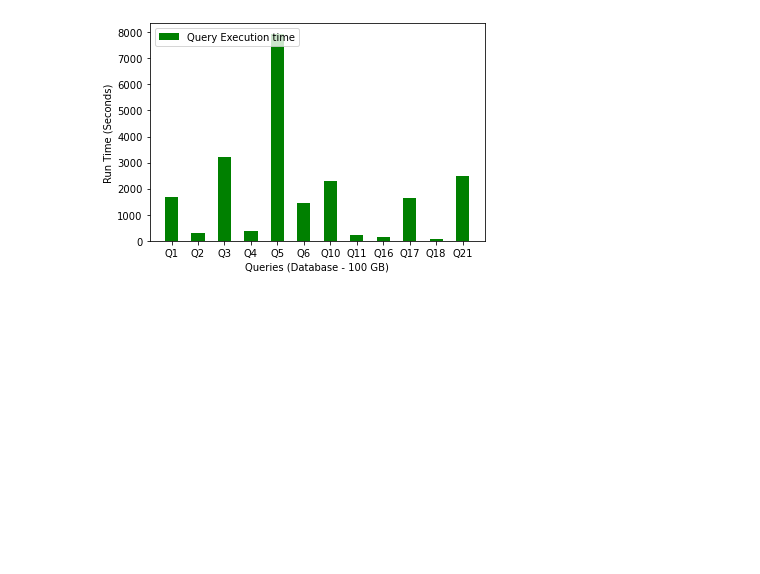
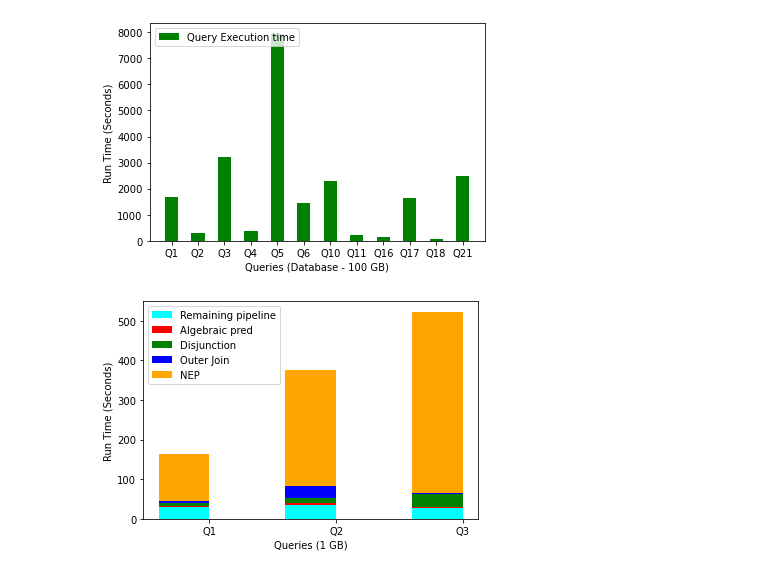
Before and after one commit to snehawadekar/unmasque2, a Jupyter notebook: grapg.ipynb, the cells around one changed output. Saved outputs shown, nothing was run; the diff lists cells and outputs as text; code cells hidden in the pictures; blank space fills up the shorter version.

```diff
--- a/grapg.ipynb
+++ b/grapg.ipynb
@@ -679,3 +679,27 @@ plt.legend(["Query Execution time"],  loc="upper left")
 plt.show()
 # %% [output]
 [figure]
+# %%
+x = np.arange(3)
+
+aoa=np.array([3.5, 4 , 2])
+disj=np.array([5.9 ,12.9 , 31.9 ])
+oj=np.array([4.36, 31.92, 2.69])
+nep=np.array([120, 292, 458])
+remaining_pipeline = np.array([30, 35, 28  ])
+
+width = 0.4
+plt.bar(x - 0.2, remaining_pipeline , width, color='cyan')
+plt.bar(x - 0.2, aoa, width, bottom = remaining_pipeline, color='red')
+plt.bar(x - 0.2, disj, width, bottom = remaining_pipeline+aoa , color='green')
+plt.bar(x - 0.2, oj, width, bottom = remaining_pipeline + aoa + disj , color='blue')
+plt.bar(x - 0.2, nep, width, bottom = remaining_pipeline + aoa + disj + oj , color='orange')
+
+
+plt.xticks(x, ['Q1', 'Q2', 'Q3'])
+plt.xlabel("Queries (1 GB)")
+plt.ylabel("Run Time (Seconds)")
+plt.legend(["Remaining pipeline", "Algebraic pred", "Disjunction", "Outer Join", "NEP"],  loc="upper left")
+plt.show()
+# %% [output]
+[figure, added]
```
Also changed, not shown: parts of 1 cell of this notebook, 12 other files.
